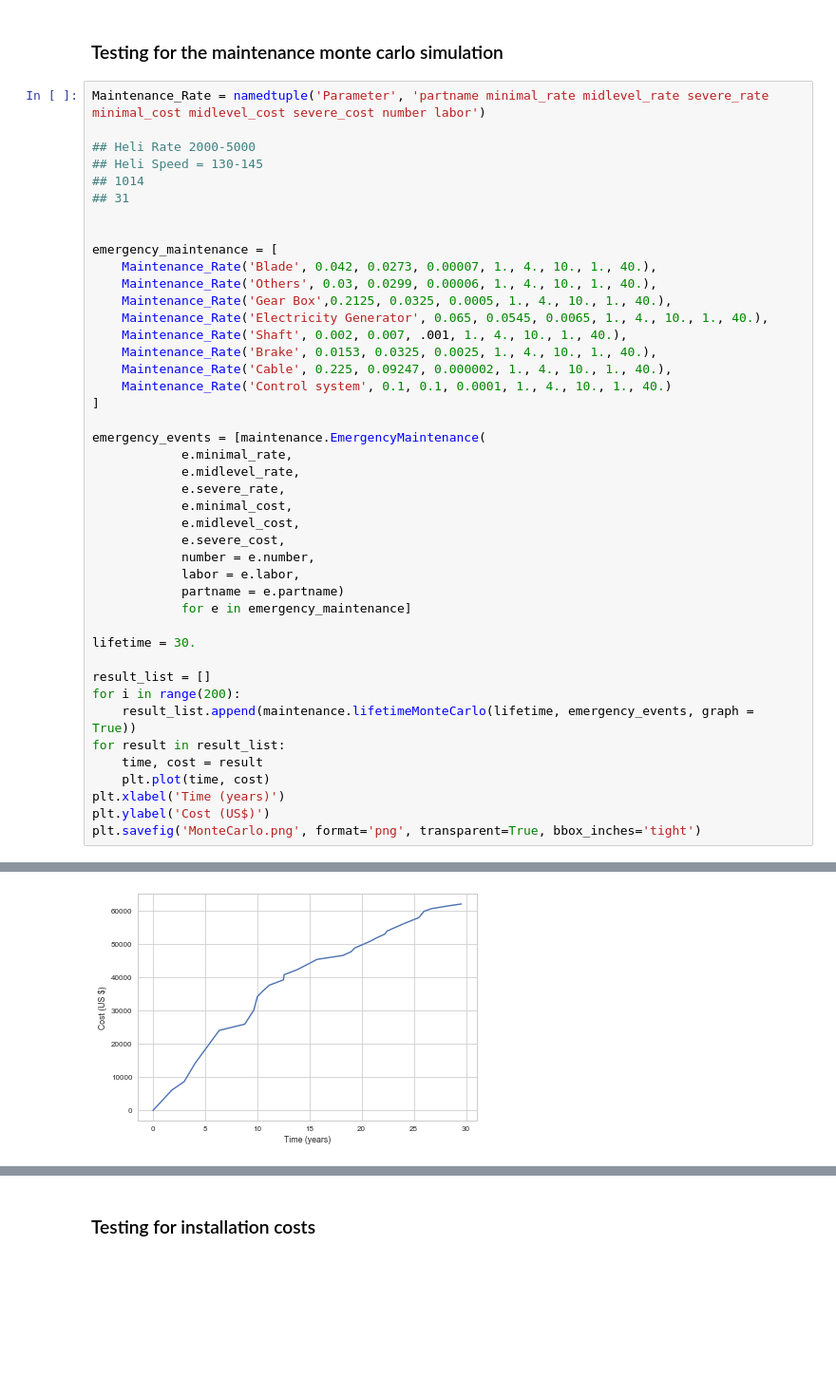
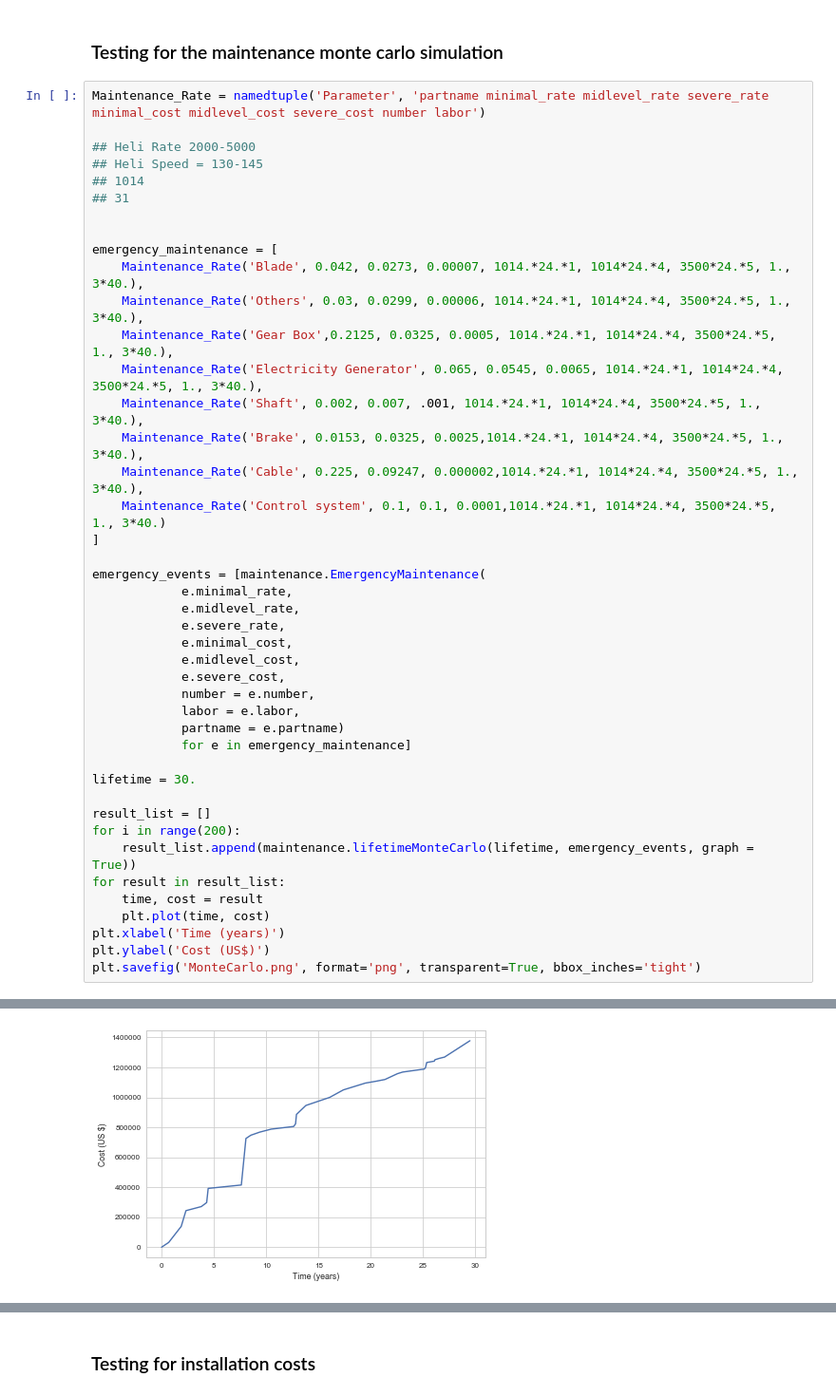
Before and after one commit to BAJJCapstone/MHK-LCoE, a Jupyter notebook: Levelized Cost of Electricity.ipynb, the cells around one changed output, grey strips where cells are left out. Shown at 95% size. Cells and saved outputs as stored; diff of their text form; blank space fills up the shorter version.

Commit message:
added more realistic numbers to maintenance

```diff
--- a/Levelized Cost of Electricity.ipynb
+++ b/Levelized Cost of Electricity.ipynb
@@ -33,14 +33,14 @@ Maintenance_Rate = namedtuple('Parameter', 'partname minimal_rate midlevel_rate
 
 
 emergency_maintenance = [
-    Maintenance_Rate('Blade', 0.042, 0.0273, 0.00007, 1., 4., 10., 1., 40.),
-    Maintenance_Rate('Others', 0.03, 0.0299, 0.00006, 1., 4., 10., 1., 40.),
-    Maintenance_Rate('Gear Box',0.2125, 0.0325, 0.0005, 1., 4., 10., 1., 40.),
-    Maintenance_Rate('Electricity Generator', 0.065, 0.0545, 0.0065, 1., 4., 10., 1., 40.),
-    Maintenance_Rate('Shaft', 0.002, 0.007, .001, 1., 4., 10., 1., 40.),
-    Maintenance_Rate('Brake', 0.0153, 0.0325, 0.0025, 1., 4., 10., 1., 40.),
-    Maintenance_Rate('Cable', 0.225, 0.09247, 0.000002, 1., 4., 10., 1., 40.),
-    Maintenance_Rate('Control system', 0.1, 0.1, 0.0001, 1., 4., 10., 1., 40.)
+    Maintenance_Rate('Blade', 0.042, 0.0273, 0.00007, 1014.*24.*1, 1014*24.*4, 3500*24.*5, 1., 3*40.),
+    Maintenance_Rate('Others', 0.03, 0.0299, 0.00006, 1014.*24.*1, 1014*24.*4, 3500*24.*5, 1., 3*40.),
+    Maintenance_Rate('Gear Box',0.2125, 0.0325, 0.0005, 1014.*24.*1, 1014*24.*4, 3500*24.*5, 1., 3*40.),
+    Maintenance_Rate('Electricity Generator', 0.065, 0.0545, 0.0065, 1014.*24.*1, 1014*24.*4, 3500*24.*5, 1., 3*40.),
+    Maintenance_Rate('Shaft', 0.002, 0.007, .001, 1014.*24.*1, 1014*24.*4, 3500*24.*5, 1., 3*40.),
+    Maintenance_Rate('Brake', 0.0153, 0.0325, 0.0025,1014.*24.*1, 1014*24.*4, 3500*24.*5, 1., 3*40.),
+    Maintenance_Rate('Cable', 0.225, 0.09247, 0.000002,1014.*24.*1, 1014*24.*4, 3500*24.*5, 1., 3*40.),
+    Maintenance_Rate('Control system', 0.1, 0.1, 0.0001,1014.*24.*1, 1014*24.*4, 3500*24.*5, 1., 3*40.)
 ]
 
 emergency_events = [maintenance.EmergencyMaintenance(
@@ -75 +75 @@ plt.savefig('MonteCarlo.png', format='png', transparent=True, bbox_inches='tight
-[figure, old version]
+[figure, new version]
```
Also changed, not shown: parts of 1 cell of this notebook, 1 other file.
